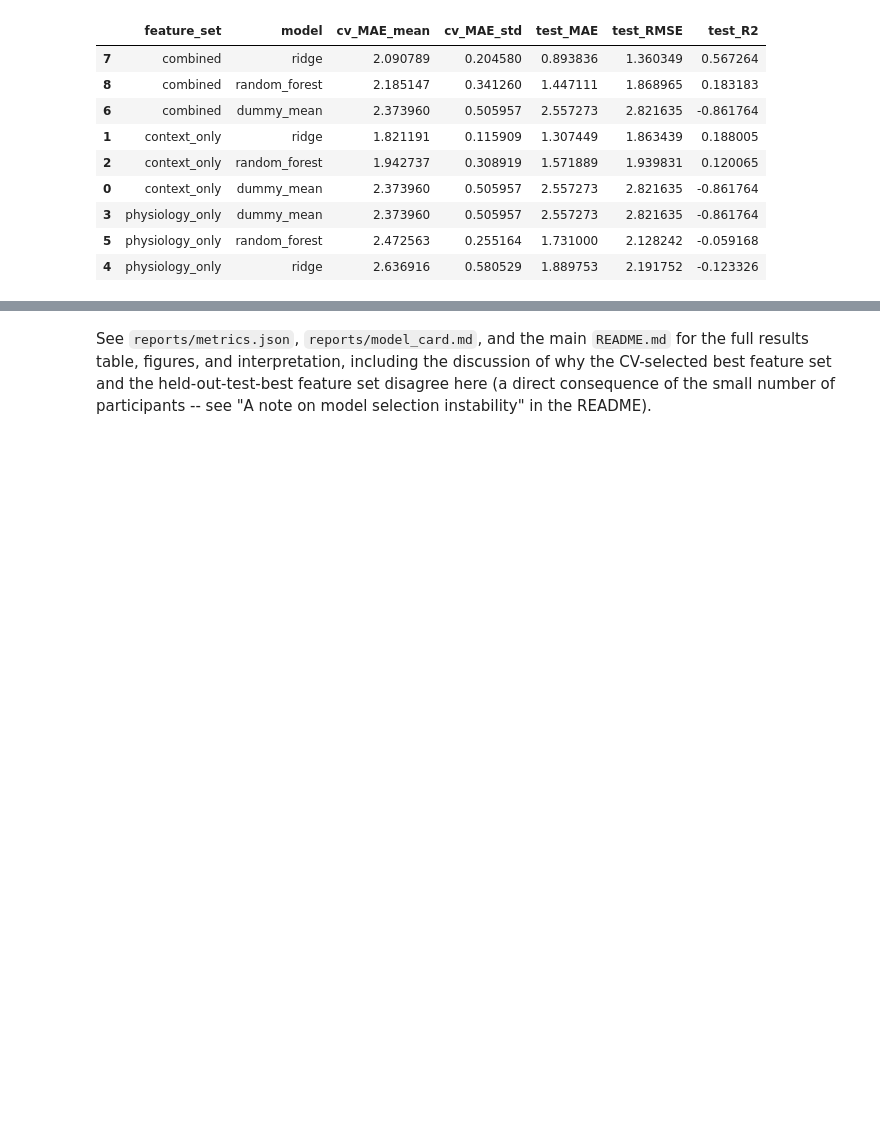
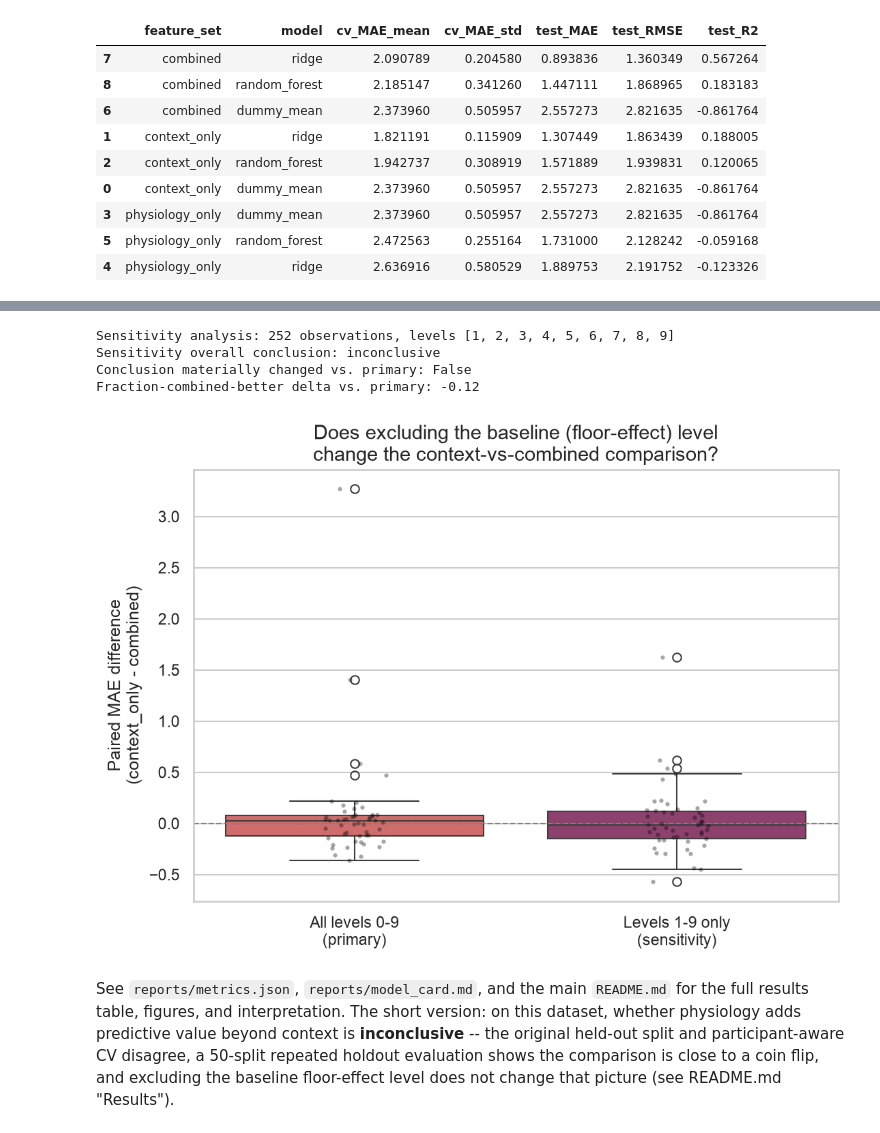
Before and after one commit to SivanJaeger/vr-fear-response-prediction, a Jupyter notebook: notebooks/01_exploration.ipynb, the cells around one changed output, grey strips where cells are left out. Drawn from its saved outputs; the diff is of its cells as text; code cells hidden in the pictures; blank space fills up the shorter version.

```diff
--- a/notebooks/01_exploration.ipynb
+++ b/notebooks/01_exploration.ipynb
@@ -337,6 +392,24 @@ Overall best (by participant-aware CV MAE): {'feature_set': 'context_only', 'mod
+# %%
+sensitivity = metrics["sensitivity_excluding_baseline"]
+sens_pv = sensitivity["physiology_value_assessment"]
+print(f"Sensitivity analysis: {sensitivity['n_observations']} observations, levels {sensitivity['levels_included']}")
+print("Sensitivity overall conclusion:", sens_pv["overall_conclusion"])
+print(f"Conclusion materially changed vs. primary: {sensitivity['conclusion_materially_changed_vs_primary']}")
+print(f"Fraction-combined-better delta vs. primary: {sensitivity['fraction_combined_better_delta_vs_primary']:+.2f}")
+
+sensitivity_repeated_df = pd.read_csv(PROJECT_ROOT / "reports" / "repeated_holdout_results_excluding_baseline.csv")
+fig_path = visualization.plot_baseline_sensitivity_comparison(repeated_df, sensitivity_repeated_df, "baseline_sensitivity_comparison.png")
+display(Image(filename=str(fig_path)))
+# %% [output]
+Sensitivity analysis: 252 observations, levels [1, 2, 3, 4, 5, 6, 7, 8, 9]
+Sensitivity overall conclusion: inconclusive
+Conclusion materially changed vs. primary: False
+Fraction-combined-better delta vs. primary: -0.12
+[figure, added]
 # %% [markdown]
 See `reports/metrics.json`, `reports/model_card.md`, and the main `README.md` for the
-full results table, figures, and interpretation, including the discussion of why the
-CV-selected best feature set and the held-out-test-best feature set disagree here (a
-direct consequence of the small number of participants -- see "A note on model selection
-instability" in the README).
+full results table, figures, and interpretation. The short version: on this dataset,
+whether physiology adds predictive value beyond context is **inconclusive** -- the
+original held-out split and participant-aware CV disagree, a 50-split repeated holdout
+evaluation shows the comparison is close to a coin flip, and excluding the baseline
+floor-effect level does not change that picture (see README.md "Results").
```
Also changed, not shown: parts of 7 cells of this notebook, 12 other files.
